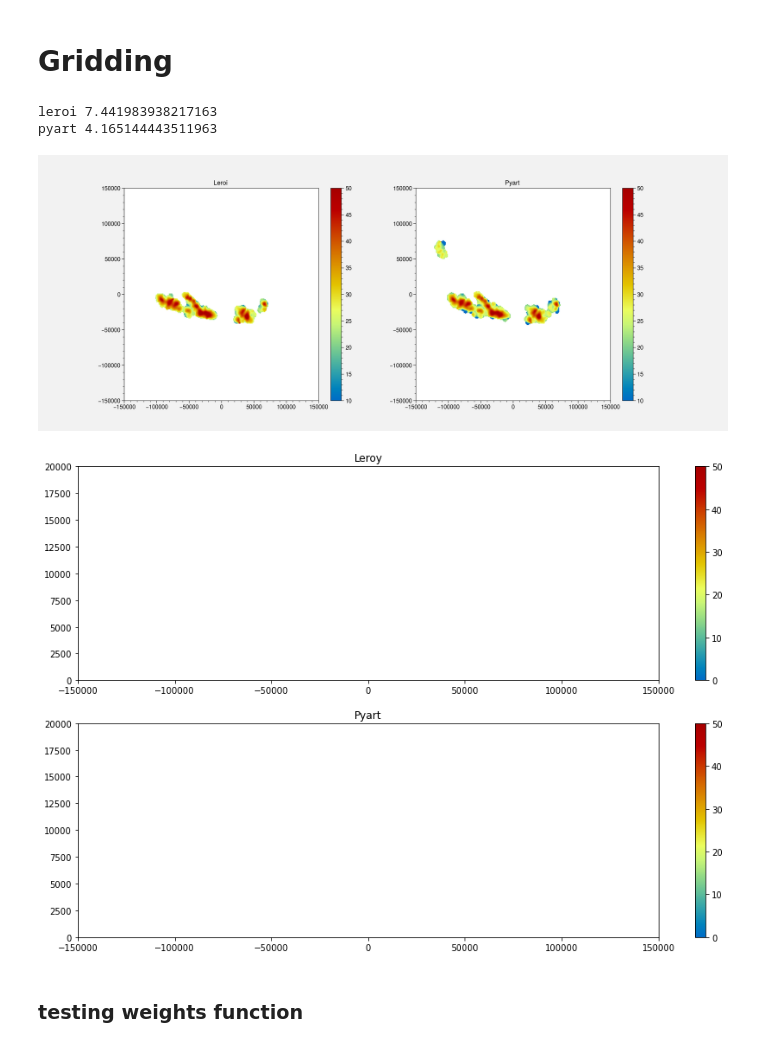
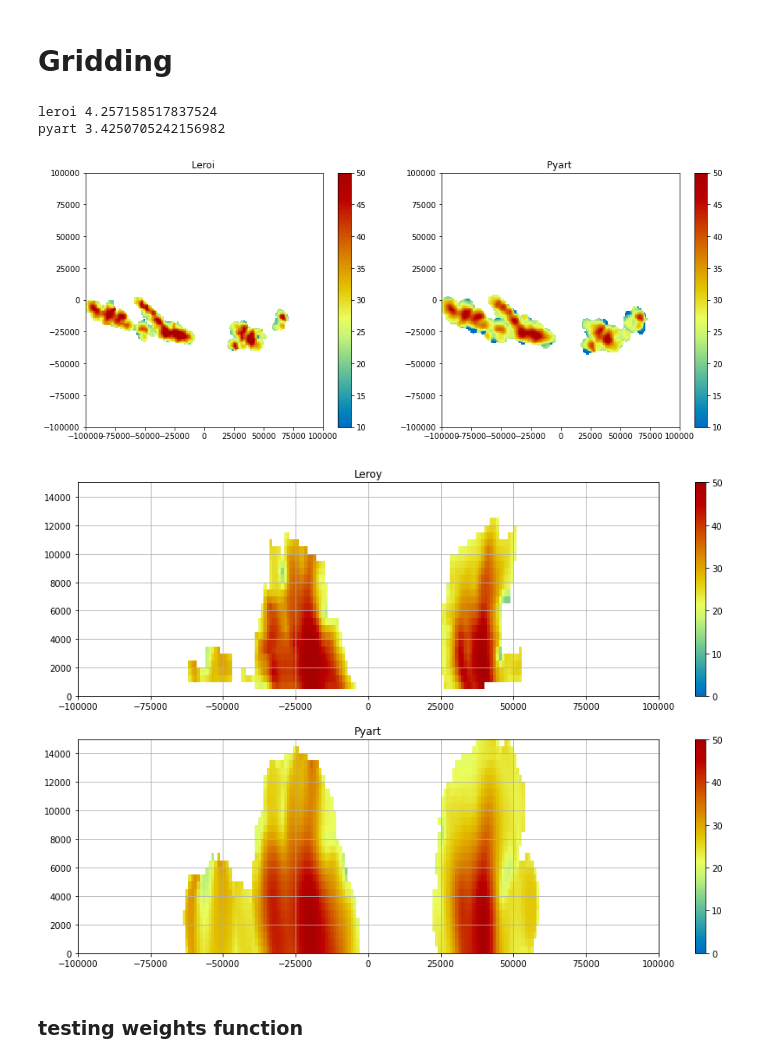
Before and after one commit to jordanbrook/leroi, a Jupyter notebook: notebook/LEROY_example-JB.ipynb, the cells around one changed output. Saved outputs shown, nothing was run; the diff lists cells and outputs as text; code cells hidden in the pictures.

Commit message:
pyart grid out

```diff
--- a/notebook/LEROY_example-JB.ipynb
+++ b/notebook/LEROY_example-JB.ipynb
@@ -333,6 +323,3 @@ def cressman_ppi_interp(radar, coords, field_names, gatefilter = None, Rc=None,
         return fields[0]
 
     return fields
-
-grid = cressman_ppi_interp(radar, coords, [field, 'corrected_velocity', 'corrected_differential_reflectivity'], k=200,
-                           ground_elevation = 0.5, filter_its = 0, corr_lens= (500,2000))
@@ -355,8 +326,8 @@ plot.show()
 # %% [markdown]
 # Gridding
 # %%
-gs = (41, 301, 301)
-gb = ((1, 20001), (-150000,150000),(-150000,150000))
+gs = (31, 201, 201)
+gb = ((0, 15000), (-100000,100000),(-100000,100000))
 center_pos = (0,0,0)
 lon0, lat0 = radar.longitude['data'][0], radar.latitude['data'][0]
 
@@ -384,38 +355,40 @@ f_const = const_cressman(radar, fields)
 end = time.time()
 print('pyart', end-start)
 # %% [output]
-leroi 7.441983938217163
-pyart 4.165144443511963
+leroi 4.257158517837524
+pyart 3.4250705242156982
 # %%
 zidx = 5
 fig = plt.figure(figsize=(15, 6))
 ax = fig.add_subplot(121)
-m = ax.pcolormesh(x,y,f_leroi[zidx,...], cmap ='pyart_HomeyerRainbow', vmin = 10, vmax = 50)
+m = ax.pcolormesh(x,y,f_leroi[0][zidx,:,:], cmap ='pyart_HomeyerRainbow', vmin = 10, vmax = 50)
 plt.colorbar(m)
 ax.set_title('Leroi ')
 
 ax = fig.add_subplot(122)
 m = ax.pcolormesh(x,y,f_const[zidx,...], cmap ='pyart_HomeyerRainbow', vmin = 10, vmax = 50)
 plt.colorbar(m)
 ax.set_title('Pyart ')
 plt.show()
 # %% [output]
-[figure, old version]
+[figure, new version]
 # %%
 yidx = 70
 fig = plt.figure(figsize=(15, 10))
 ax = fig.add_subplot(211)
-m = ax.pcolormesh(x,z,f_leroy[:,yidx,:], cmap ='pyart_HomeyerRainbow', vmin = 0, vmax = 50)
+m = ax.pcolormesh(x,z,f_leroi[0][:,yidx,:], cmap ='pyart_HomeyerRainbow', vmin = 0, vmax = 50)
 plt.colorbar(m)
+plt.grid()
 ax.set_title('Leroy')
 ax = fig.add_subplot(212)
 m = ax.pcolormesh(x,z,f_const[:,yidx,:], cmap ='pyart_HomeyerRainbow', vmin = 0, vmax = 50)
 plt.colorbar(m)
+plt.grid()
 ax.set_title('Pyart')
 
 plt.show()
 # %% [output]
-[figure, old version]
+[figure, new version]
 # %% [markdown]
 ### testing weights function
 # %%
```
Also changed, not shown: parts of 4 cells of this notebook, 5 other files.
